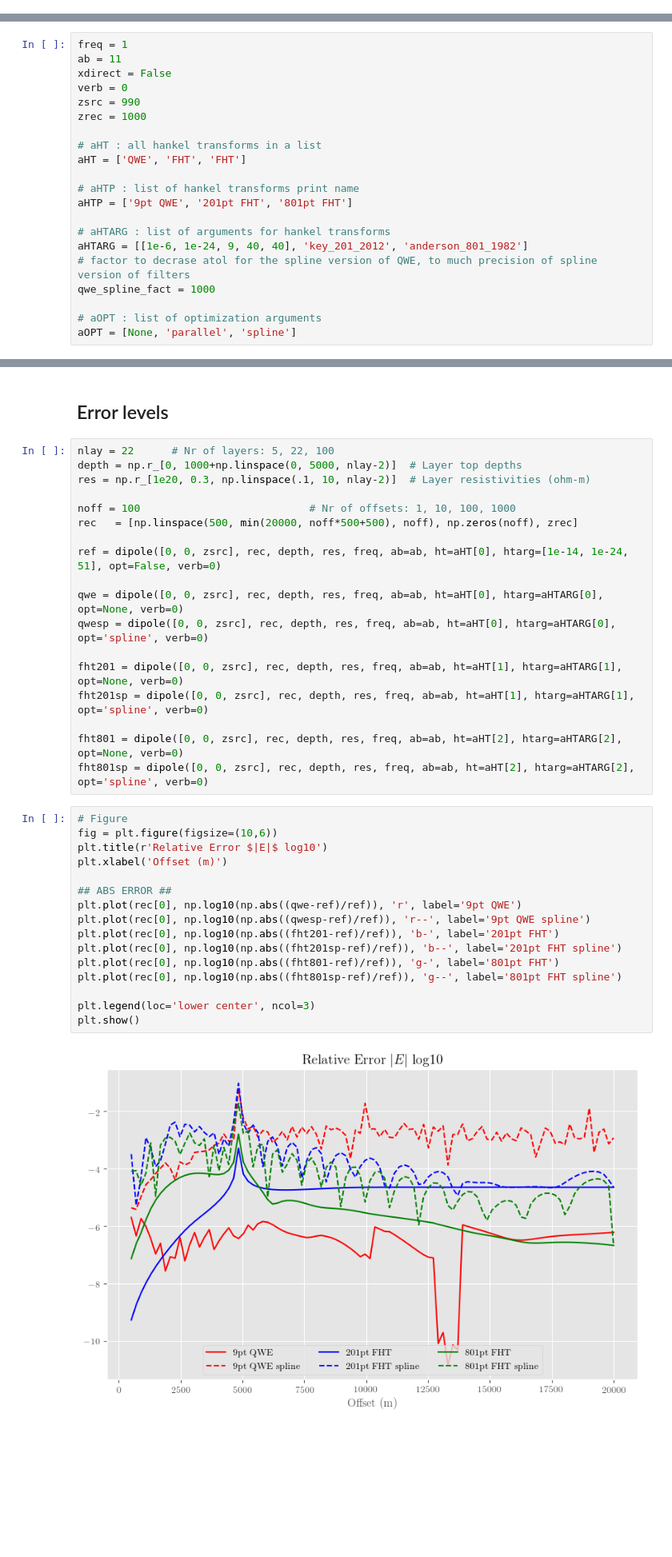
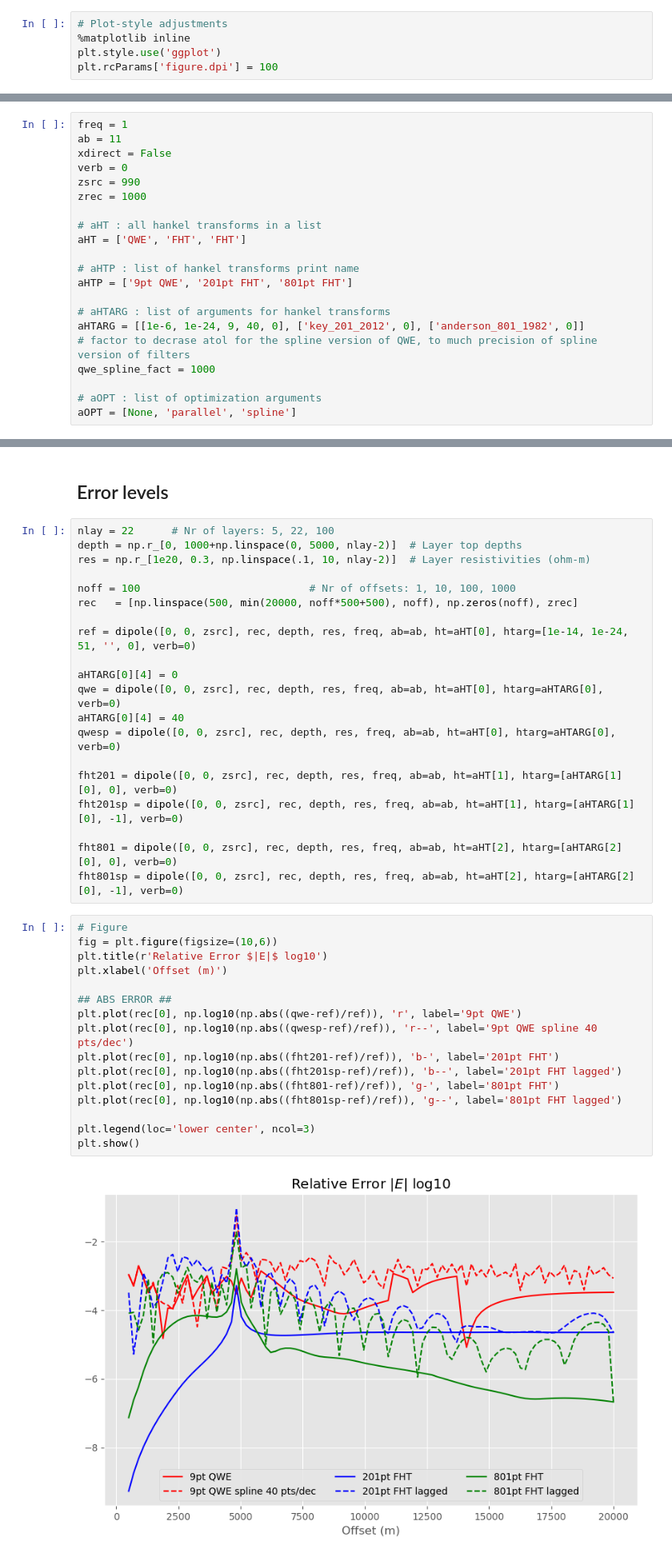
Before and after one commit to emsig/empymod-examples, a Jupyter notebook: 6a_Benchmark.ipynb, the cells around one changed output, grey strips where cells are left out. Shown at 80% size. Drawn from its saved outputs; the diff is of its cells as text; blank space fills up the shorter version.

```diff
--- a/6a_Benchmark.ipynb
+++ b/6a_Benchmark.ipynb
@@ -33,3 +24,8 @@ rcParams['font.style'] = 'normal'
+# %%
+# Plot-style adjustments
+%matplotlib inline
+plt.style.use('ggplot')
+plt.rcParams['figure.dpi'] = 100
 # %% [markdown]
 ## General model parameters
 # %%
@@ -47,7 +43,7 @@ aHT = ['QWE', 'FHT', 'FHT']
 aHTP = ['9pt QWE', '201pt FHT', '801pt FHT']
 
 # aHTARG : list of arguments for hankel transforms
-aHTARG = [[1e-6, 1e-24, 9, 40, 40], 'key_201_2012', 'anderson_801_1982']
+aHTARG = [[1e-6, 1e-24, 9, 40, 0], ['key_201_2012', 0], ['anderson_801_1982', 0]]
 # factor to decrase atol for the spline version of QWE, to much precision of spline version of filters
 qwe_spline_fact = 1000
 
@@ -206,34 +214,36 @@ res = np.r_[1e20, 0.3, np.linspace(.1, 10, nlay-2)]  # Layer resistivities (ohm-
 noff = 100                           # Nr of offsets: 1, 10, 100, 1000
 rec   = [np.linspace(500, min(20000, noff*500+500), noff), np.zeros(noff), zrec]
 
-ref = dipole([0, 0, zsrc], rec, depth, res, freq, ab=ab, ht=aHT[0], htarg=[1e-14, 1e-24, 51], opt=False, verb=0)
+ref = dipole([0, 0, zsrc], rec, depth, res, freq, ab=ab, ht=aHT[0], htarg=[1e-14, 1e-24, 51, '', 0], verb=0)
 
-qwe = dipole([0, 0, zsrc], rec, depth, res, freq, ab=ab, ht=aHT[0], htarg=aHTARG[0], opt=None, verb=0)
-qwesp = dipole([0, 0, zsrc], rec, depth, res, freq, ab=ab, ht=aHT[0], htarg=aHTARG[0], opt='spline', verb=0)
+aHTARG[0][4] = 0
+qwe = dipole([0, 0, zsrc], rec, depth, res, freq, ab=ab, ht=aHT[0], htarg=aHTARG[0], verb=0)
+aHTARG[0][4] = 40
+qwesp = dipole([0, 0, zsrc], rec, depth, res, freq, ab=ab, ht=aHT[0], htarg=aHTARG[0], verb=0)
 
-fht201 = dipole([0, 0, zsrc], rec, depth, res, freq, ab=ab, ht=aHT[1], htarg=aHTARG[1], opt=None, verb=0)
-fht201sp = dipole([0, 0, zsrc], rec, depth, res, freq, ab=ab, ht=aHT[1], htarg=aHTARG[1], opt='spline', verb=0)
+fht201 = dipole([0, 0, zsrc], rec, depth, res, freq, ab=ab, ht=aHT[1], htarg=[aHTARG[1][0], 0], verb=0)
+fht201sp = dipole([0, 0, zsrc], rec, depth, res, freq, ab=ab, ht=aHT[1], htarg=[aHTARG[1][0], -1], verb=0)
 
-fht801 = dipole([0, 0, zsrc], rec, depth, res, freq, ab=ab, ht=aHT[2], htarg=aHTARG[2], opt=None, verb=0)
-fht801sp = dipole([0, 0, zsrc], rec, depth, res, freq, ab=ab, ht=aHT[2], htarg=aHTARG[2], opt='spline', verb=0)
+fht801 = dipole([0, 0, zsrc], rec, depth, res, freq, ab=ab, ht=aHT[2], htarg=[aHTARG[2][0], 0], verb=0)
+fht801sp = dipole([0, 0, zsrc], rec, depth, res, freq, ab=ab, ht=aHT[2], htarg=[aHTARG[2][0], -1], verb=0)
 # %%
 # Figure
 fig = plt.figure(figsize=(10,6))
 plt.title(r'Relative Error $|E|$ log10')
 plt.xlabel('Offset (m)')
 
 ## ABS ERROR ##
 plt.plot(rec[0], np.log10(np.abs((qwe-ref)/ref)), 'r', label='9pt QWE')
-plt.plot(rec[0], np.log10(np.abs((qwesp-ref)/ref)), 'r--', label='9pt QWE spline')
+plt.plot(rec[0], np.log10(np.abs((qwesp-ref)/ref)), 'r--', label='9pt QWE spline 40 pts/dec')
 plt.plot(rec[0], np.log10(np.abs((fht201-ref)/ref)), 'b-', label='201pt FHT')
-plt.plot(rec[0], np.log10(np.abs((fht201sp-ref)/ref)), 'b--', label='201pt FHT spline')
+plt.plot(rec[0], np.log10(np.abs((fht201sp-ref)/ref)), 'b--', label='201pt FHT lagged')
 plt.plot(rec[0], np.log10(np.abs((fht801-ref)/ref)), 'g-', label='801pt FHT')
-plt.plot(rec[0], np.log10(np.abs((fht801sp-ref)/ref)), 'g--', label='801pt FHT spline')
+plt.plot(rec[0], np.log10(np.abs((fht801sp-ref)/ref)), 'g--', label='801pt FHT lagged')
 
 plt.legend(loc='lower center', ncol=3)
 plt.show()
 # %% [output]
-[figure, old version]
+[figure, new version]
 # %%
 from empyscripts import versions
 versions('HTML')
```
Also changed, not shown: parts of 7 cells of this notebook.
